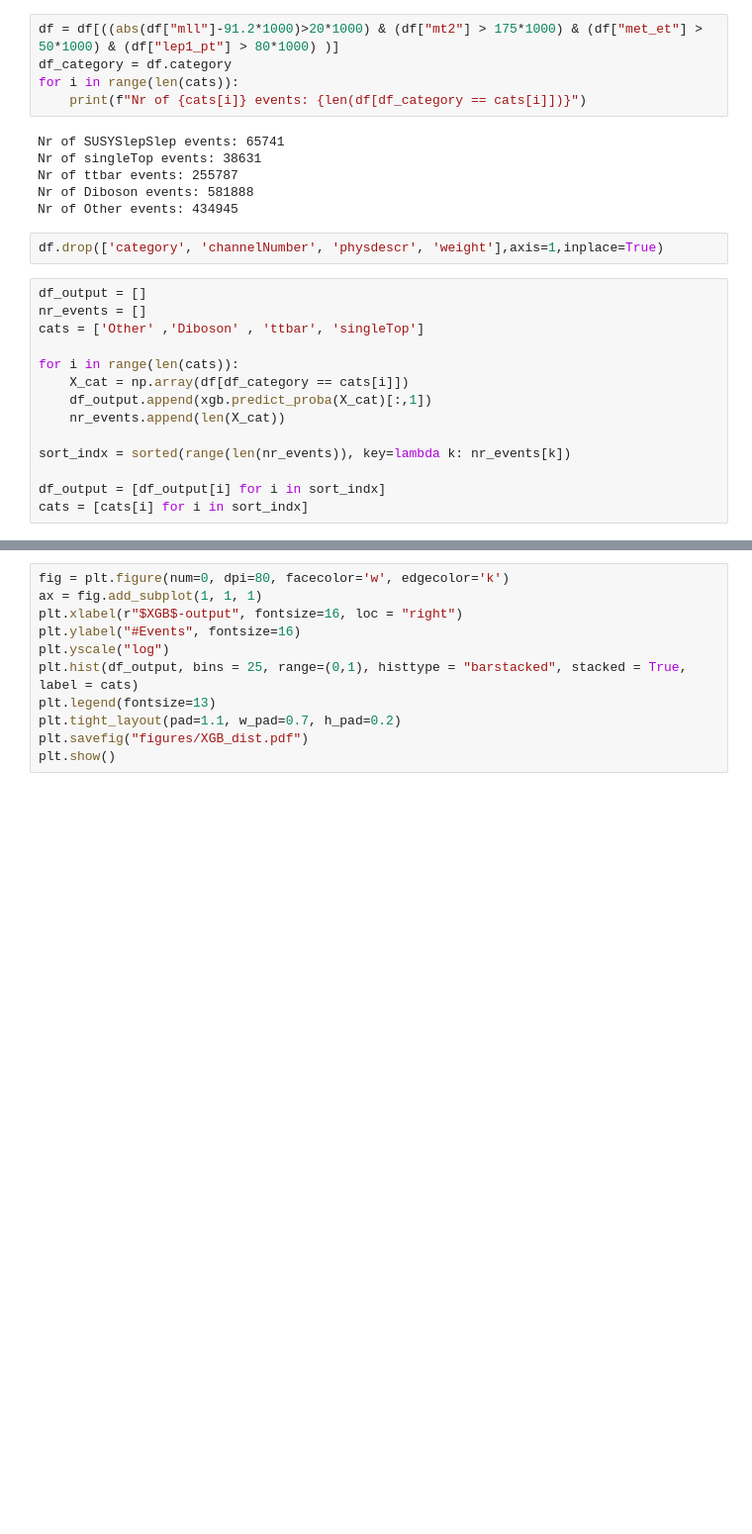
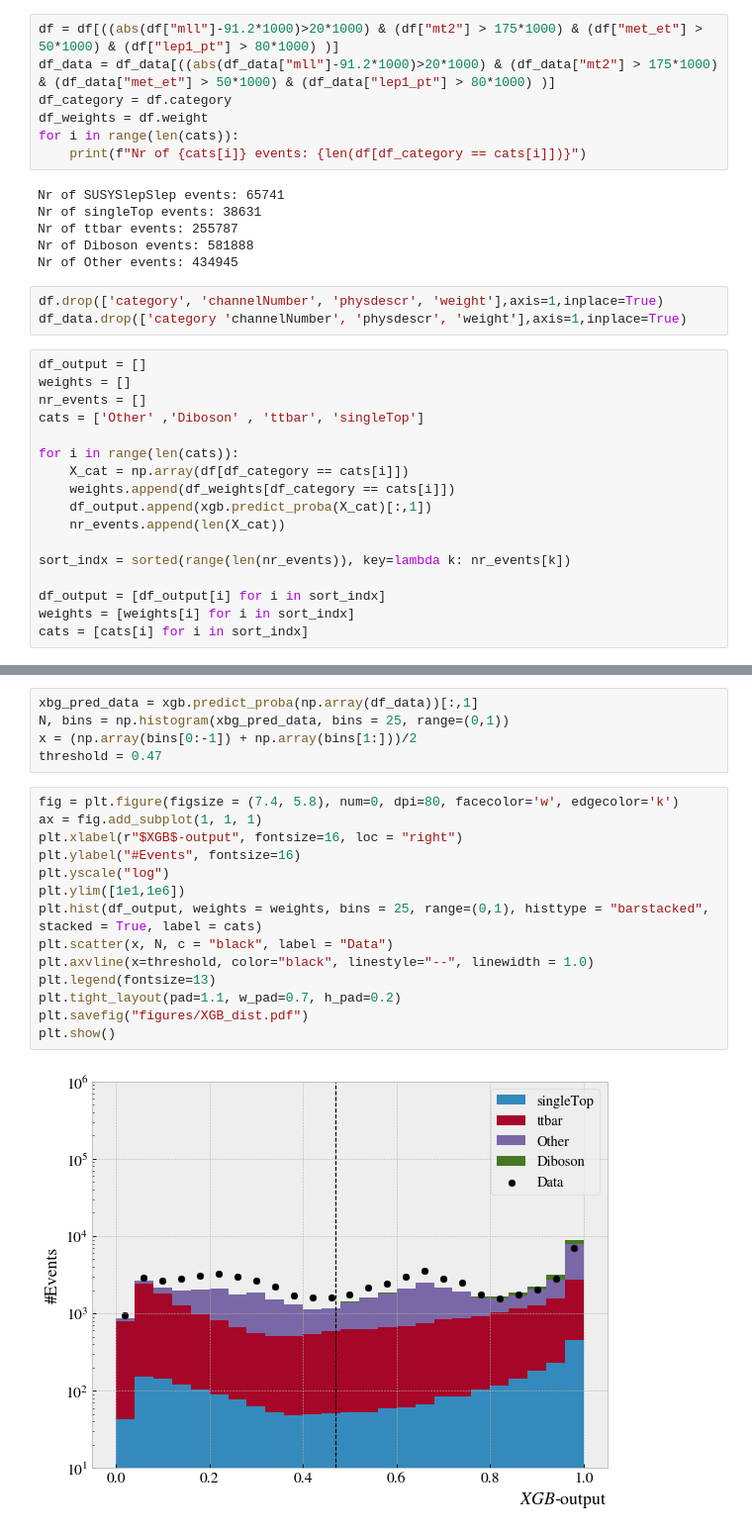
Before and after one commit to WilliamHirst/FYS5555, a Jupyter notebook: Proj3/new_notebooks/Histo.ipynb, the cells around one changed output, grey strips where cells are left out. Shown at 99% size. Drawn from its saved outputs; the diff is of its cells as text; blank space fills up the shorter version.

Commit message:
Made changes to Histo notebook.

```diff
--- a/Proj3/new_notebooks/Histo.ipynb
+++ b/Proj3/new_notebooks/Histo.ipynb
@@ -137,6 +150,8 @@ xgb = pickle.load(open("XGBoost_trained", "rb"))
 # %%
 df = df[((abs(df["mll"]-91.2*1000)>20*1000) & (df["mt2"] > 175*1000) & (df["met_et"] > 50*1000) & (df["lep1_pt"] > 80*1000) )]
+df_data = df_data[((abs(df_data["mll"]-91.2*1000)>20*1000) & (df_data["mt2"] > 175*1000) & (df_data["met_et"] > 50*1000) & (df_data["lep1_pt"] > 80*1000) )]
 df_category = df.category
+df_weights = df.weight
 for i in range(len(cats)):
     print(f"Nr of {cats[i]} events: {len(df[df_category == cats[i]])}")
 # %% [output]
@@ -147,17 +162,21 @@ Nr of Diboson events: 581888
 Nr of Other events: 434945
 # %%
 df.drop(['category', 'channelNumber', 'physdescr', 'weight'],axis=1,inplace=True)
+df_data.drop(['category 'channelNumber', 'physdescr', 'weight'],axis=1,inplace=True)
 # %%
 df_output = []
+weights = []
 nr_events = []
 cats = ['Other' ,'Diboson' , 'ttbar', 'singleTop']
 
 for i in range(len(cats)):
     X_cat = np.array(df[df_category == cats[i]])
+    weights.append(df_weights[df_category == cats[i]])
     df_output.append(xgb.predict_proba(X_cat)[:,1])
     nr_events.append(len(X_cat))
 
 sort_indx = sorted(range(len(nr_events)), key=lambda k: nr_events[k])
 
 df_output = [df_output[i] for i in sort_indx]
+weights = [weights[i] for i in sort_indx]
 cats = [cats[i] for i in sort_indx]
@@ -166,11 +183,21 @@ ValueError: Feature shape mismatch, expected: 35, got 36
+# %%
+xbg_pred_data = xgb.predict_proba(np.array(df_data))[:,1]
+N, bins = np.histogram(xbg_pred_data, bins = 25, range=(0,1))
+x = (np.array(bins[0:-1]) + np.array(bins[1:]))/2
+threshold = 0.47
 # %%
-fig = plt.figure(num=0, dpi=80, facecolor='w', edgecolor='k')
+fig = plt.figure(figsize = (7.4, 5.8), num=0, dpi=80, facecolor='w', edgecolor='k')
 ax = fig.add_subplot(1, 1, 1)
 plt.xlabel(r"$XGB$-output", fontsize=16, loc = "right")
 plt.ylabel("#Events", fontsize=16)
 plt.yscale("log")
-plt.hist(df_output, bins = 25, range=(0,1), histtype = "barstacked", stacked = True, label = cats)
+plt.ylim([1e1,1e6])
+plt.hist(df_output, weights = weights, bins = 25, range=(0,1), histtype = "barstacked", stacked = True, label = cats)
+plt.scatter(x, N, c = "black", label = "Data")
+plt.axvline(x=threshold, color="black", linestyle="--", linewidth = 1.0)
 plt.legend(fontsize=13)
 plt.tight_layout(pad=1.1, w_pad=0.7, h_pad=0.2)
 plt.savefig("figures/XGB_dist.pdf")
 plt.show()
+# %% [output]
+[figure, added]
```
Also changed, not shown: parts of 4 cells of this notebook.
